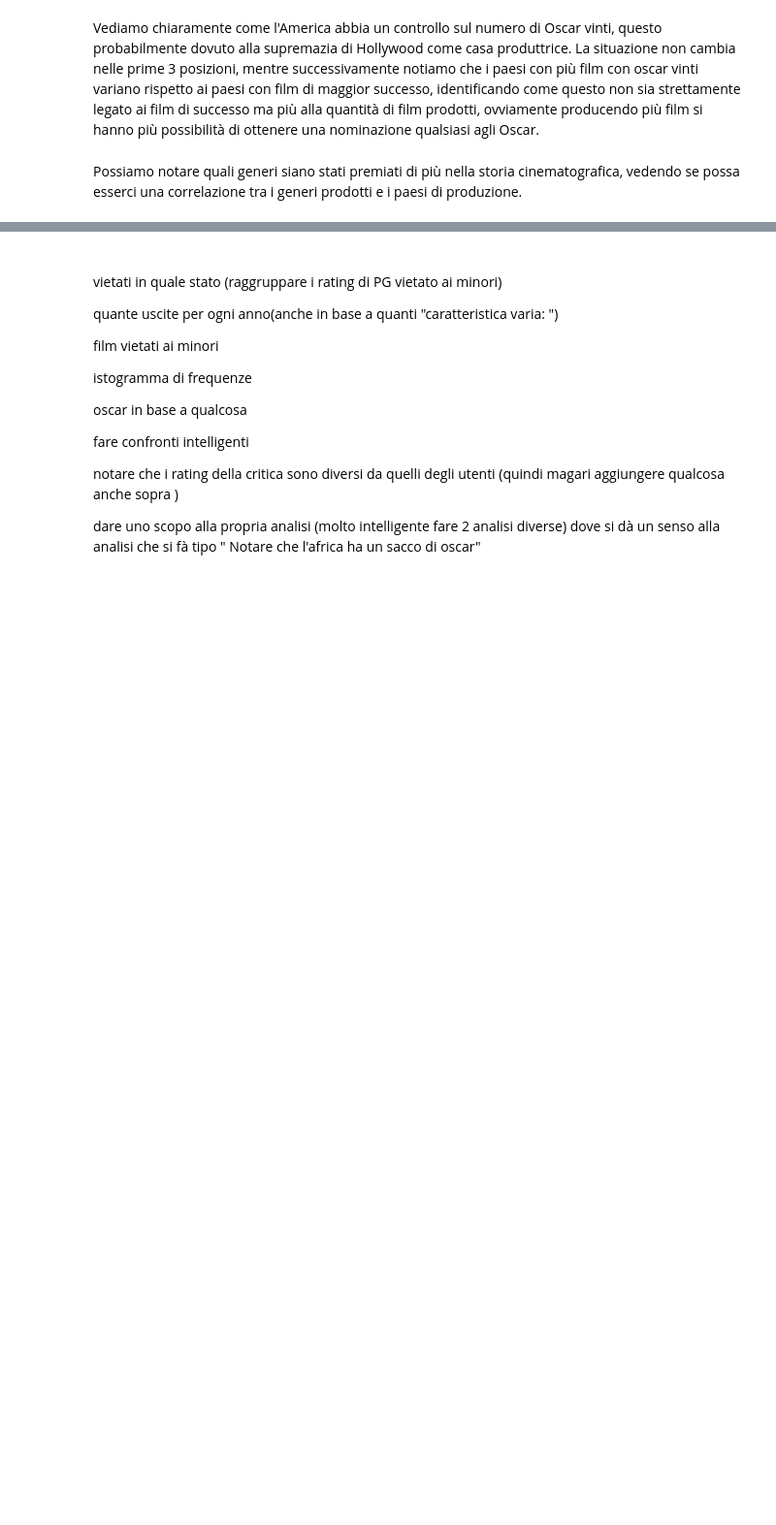
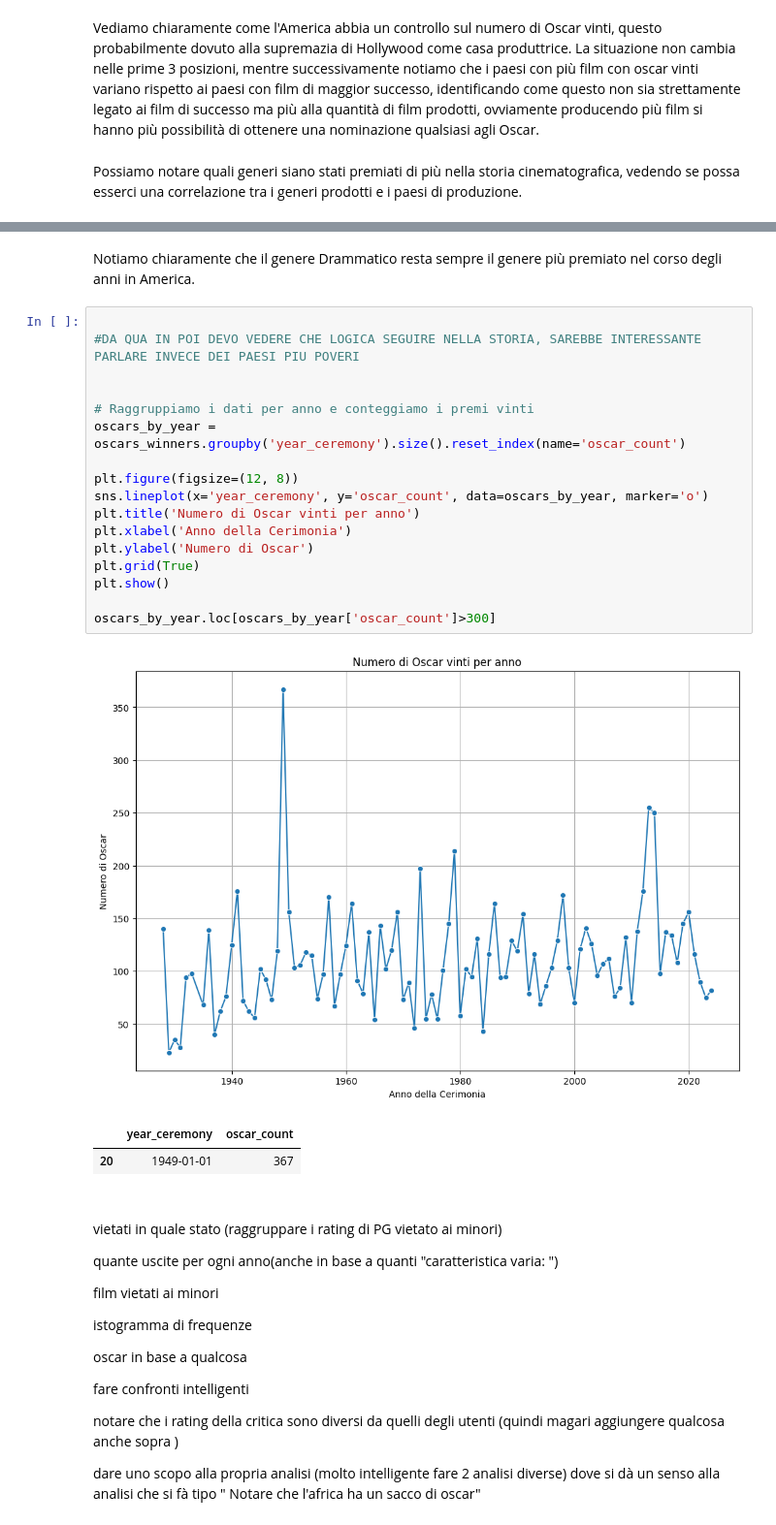
Before and after one commit to GabrieBu/freshcarrots, a Jupyter notebook: ium_Notebook/Cleaning.ipynb, the cells around one changed output, grey strips where cells are left out. Shown at 97% size. Drawn from its saved outputs; the diff is of its cells as text; blank space fills up the shorter version.

```diff
--- a/ium_Notebook/Cleaning.ipynb
+++ b/ium_Notebook/Cleaning.ipynb
@@ -975,3 +895,26 @@ NameError: name 'oscar_actors_countries' is not defined
+# %% [markdown]
+Notiamo chiaramente che il genere Drammatico resta sempre il genere più premiato nel corso degli anni in America.
+# %%
+
+#DA QUA IN POI DEVO VEDERE CHE LOGICA SEGUIRE NELLA STORIA, SAREBBE INTERESSANTE PARLARE INVECE DEI PAESI PIU POVERI
+
+
+# Raggruppiamo i dati per anno e conteggiamo i premi vinti
+oscars_by_year = oscars_winners.groupby('year_ceremony').size().reset_index(name='oscar_count')
+
+plt.figure(figsize=(12, 8))
+sns.lineplot(x='year_ceremony', y='oscar_count', data=oscars_by_year, marker='o')
+plt.title('Numero di Oscar vinti per anno')
+plt.xlabel('Anno della Cerimonia')
+plt.ylabel('Numero di Oscar')
+plt.grid(True)
+plt.show()
+
+oscars_by_year.loc[oscars_by_year['oscar_count']>300]
+# %% [output]
+[figure, added]
+|  | year_ceremony | oscar_count |
+| 20 | 1949-01-01 | 367 |
 # %% [markdown]
 ######
 
```
Also changed, not shown: parts of 17 cells of this notebook.
